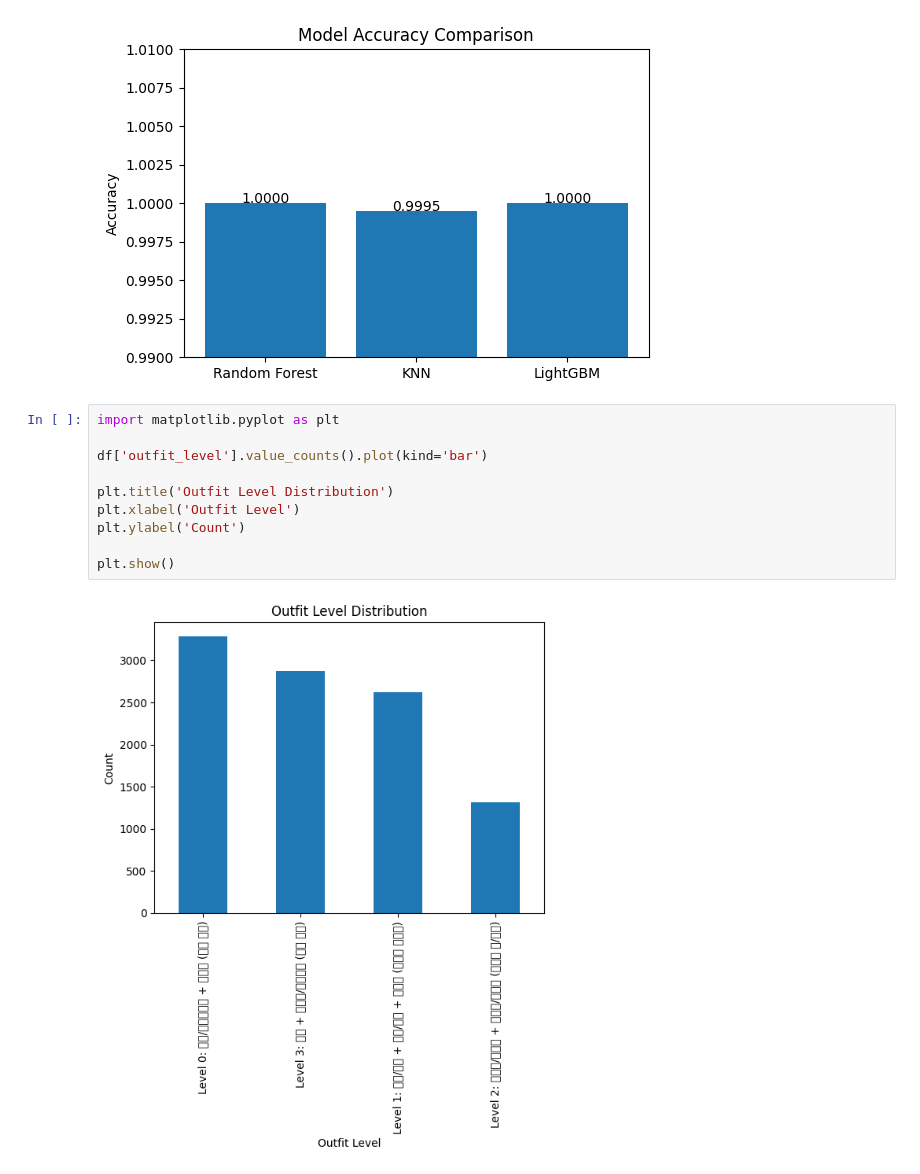
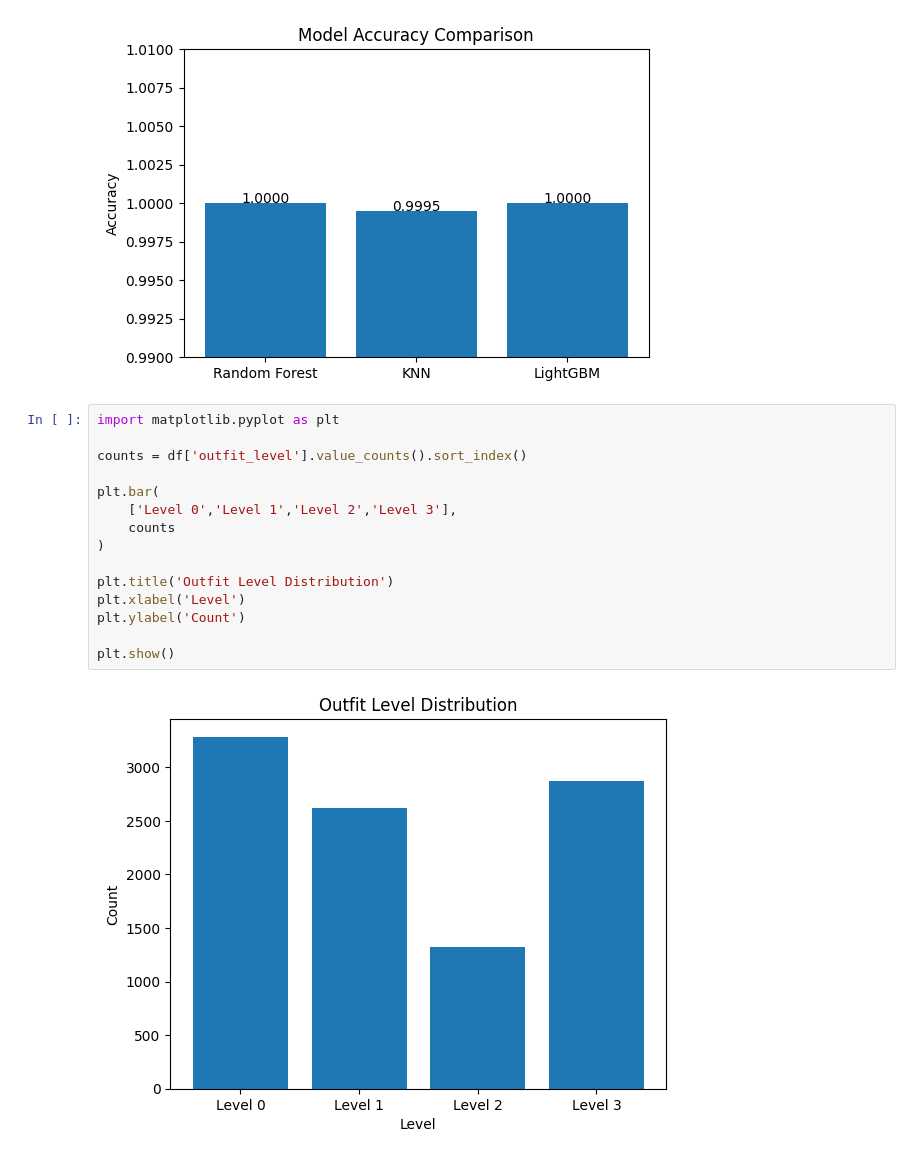
Before and after one commit to minjikim0330/ml_project, a Jupyter notebook: 머신러닝_프로젝트_시각화.ipynb, the cells around one changed output. Cells and saved outputs as stored; diff of their text form.

```diff
--- a/머신러닝_프로젝트_시각화.ipynb
+++ b/머신러닝_프로젝트_시각화.ipynb
@@ -435,12 +444,17 @@ plt.show()
 # %%
 import matplotlib.pyplot as plt
 
-df['outfit_level'].value_counts().plot(kind='bar')
+counts = df['outfit_level'].value_counts().sort_index()
+
+plt.bar(
+    ['Level 0','Level 1','Level 2','Level 3'],
+    counts
+)
 
 plt.title('Outfit Level Distribution')
-plt.xlabel('Outfit Level')
+plt.xlabel('Level')
 plt.ylabel('Count')
 
 plt.show()
 # %% [output]
-[figure, old version]
+[figure, new version]
```
Also changed, not shown: parts of 2 cells of this notebook.
